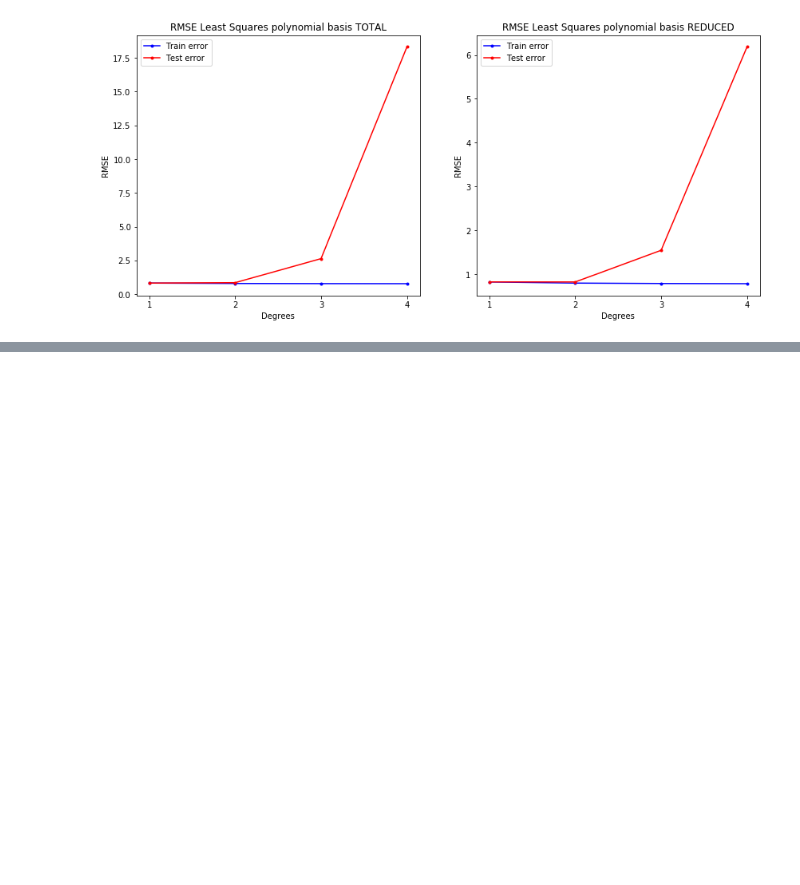
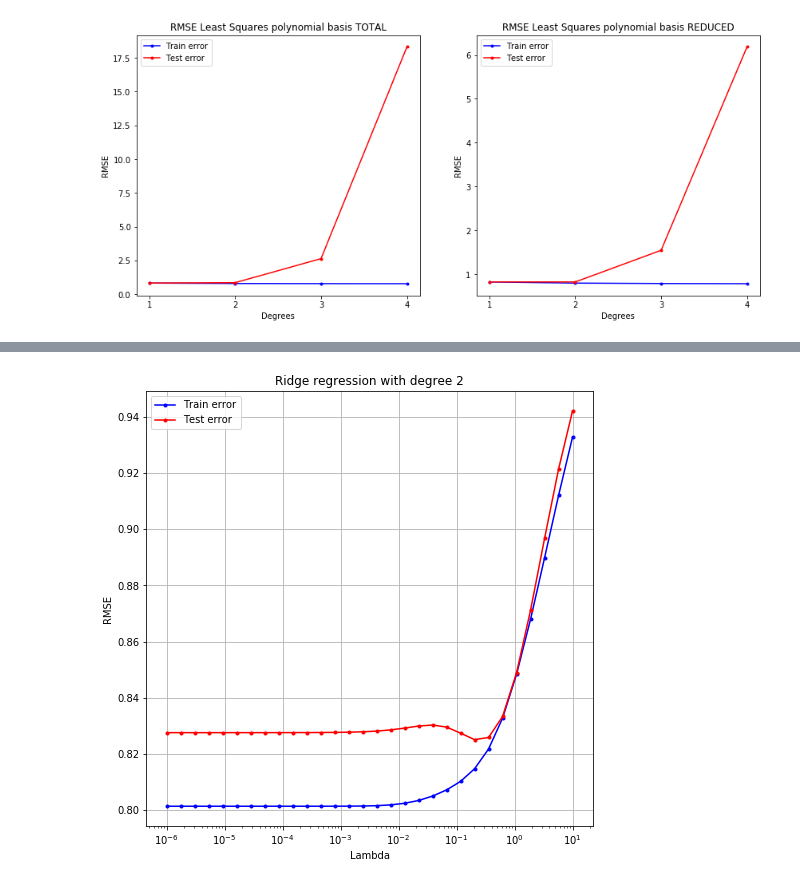
Before and after one commit to EGJ1996/MLProj1, a Jupyter notebook: ML_Project1_Arrigoni.ipynb, the cells around one changed output, grey strips where cells are left out. Cells and saved outputs as stored; diff of their text form; code cells hidden in the pictures; blank space fills up the shorter version.

Commit message:
GD, SGD, ridge regression, submission try

```diff
--- a/ML_Project1_Arrigoni.ipynb
+++ b/ML_Project1_Arrigoni.ipynb
@@ -213,0 +218,17 @@ In both cases we find a significant overfitting even at a low degree (3,4) and t
+# %%
+degree = 2
+max_iters = 2000
+
+# build the matrix and call the methods, after setting the parameters to ensure convergence
+data2 = build_poly(data,2)
+w_initial_red = np.zeros(data2.shape[1])
+
+w_red_GD, mse_red_GD = least_squares_GD(yb, data2, w_initial_red, max_iters, 0.001, tol=1e-4)
+w_red_SGD, mse_red_SGD = least_squares_SGD(yb, data2, w_initial_red, max_iters, 0.001, tol=1e-5)
+
+rmse_train_red_GD = np.sqrt(2*mse_red_GD)
+rmse_train_red_SGD = np.sqrt(2*mse_red_SGD)
+
+print('Training RMSE LS with NORMAL EQUATIONS: {err1}'.format(err1=rmse_train_red[1]))
+print('Training RMSE LS with GRADIENT DESCENT: {err2}'.format(err2=rmse_train_red_GD))
+print('Training RMSE LS with STOCHASTIC GRADIENT DESCENT: {err3}'.format(err3=rmse_train_red_SGD))
@@ -213,0 +297,27 @@ In both cases we find a significant overfitting even at a low degree (3,4) and t
+# %%
+def ridge_lambda_vis(lambdas, rmse_tr, rmse_te, std_train, std_test,deg):
+    """visualization of the curves of rmse_tr and rmse_te."""
+
+    plt.figure(4, figsize=(8,8))
+    plt.semilogx(lambdas, rmse_tr, marker=".", color='b', label='Train error')
+    plt.semilogx(lambdas, rmse_te, marker=".", color='r', label='Test error')
+    #plt.errorbar(np.log10(lambdas), rmse_tr, std_train, label='Train error')
+    #plt.errorbar(np.log10(lambdas), rmse_te, std_test, label='Test error')
+    #plt.plot(lambdas, rmse_tr, marker=".", color='b', label='Train error')
+    #plt.plot(lambdas, rmse_te, marker=".", color='r', label='Test error')
+
+    plt.xlabel("Lambda")
+    plt.ylabel("RMSE")
+    plt.title("Ridge regression with degree {ddd}".format(ddd=deg))
+    plt.legend(loc=2)
+    plt.grid(True)
+    #plt.savefig("cross_validation")
+# %%
+degree = 2
+kfolds = 5
+lambdas = np.logspace(-6,1,30)
+
+rmse_ridge_train, rmse_ridge_test, std_train, std_test, w_ridge = ridge_lambda(yb, data, kfolds, degree, lambdas)
+ridge_lambda_vis(lambdas, rmse_ridge_train, rmse_ridge_test, std_train, std_test,degree)
+# %% [output]
+[figure, added]
```
Also changed, not shown: parts of 25 cells of this notebook.
